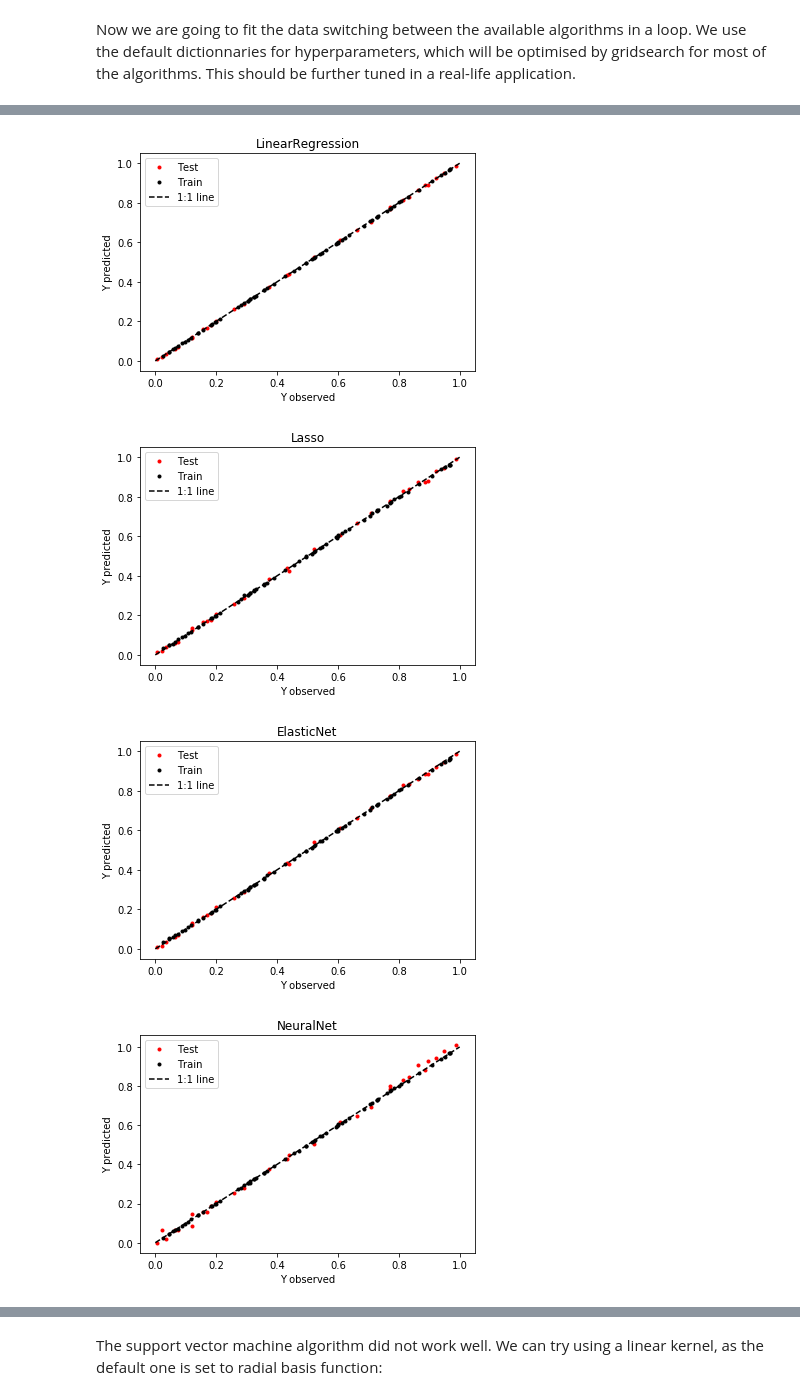
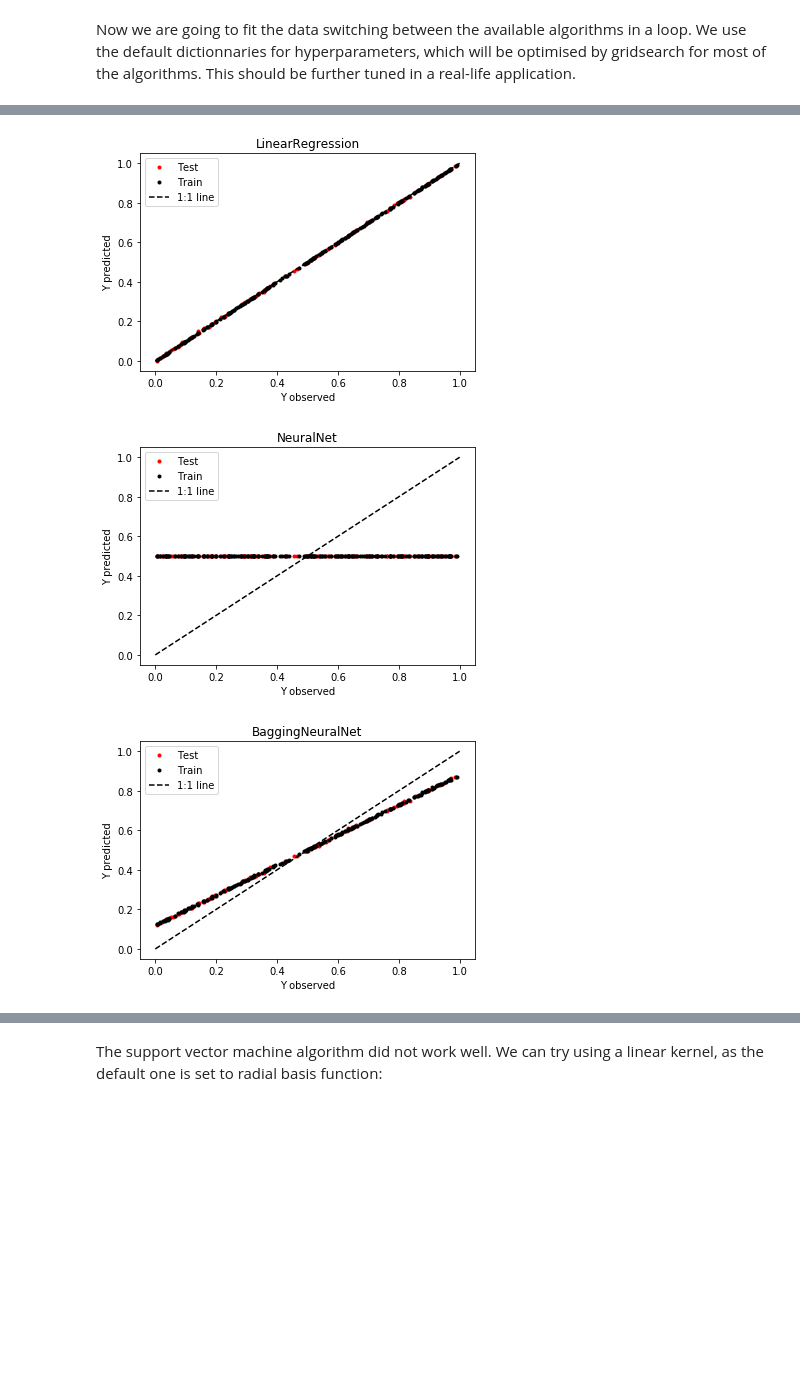
Before and after one commit to charlesll/rampy, a Jupyter notebook: examples/Machine Learning Regression.ipynb, the cells around one changed output, grey strips where cells are left out. Saved outputs shown, nothing was run; the diff lists cells and outputs as text; code cells hidden in the pictures; blank space fills up the shorter version.

```diff
--- a/examples/Machine Learning Regression.ipynb
+++ b/examples/Machine Learning Regression.ipynb
@@ -20,7 +20,7 @@ import rampy as rp
 from scipy.stats import norm
 # %%
 x = np.arange(0,600,1.0)
-nb_samples = 100 # number of samples in our dataset
+nb_samples = 300 # number of samples in our dataset
 
 S_1 = norm.pdf(x,loc=200.,scale=130.)
 S_2 = norm.pdf(x,loc=400,scale=70)
@@ -140,7 +140,7 @@ True
 # %% [markdown]
 Now we are going to fit the data switching between the available algorithms in a loop. We use the default dictionnaries for hyperparameters, which will be optimised by gridsearch for most of the algorithms. This should be further tuned in a real-life application.
 # %%
-for i in ["KernelRidge", "SVM", "LinearRegression", "Lasso", "ElasticNet", "NeuralNet", "BaggingNeuralNet"]:
+for i in ["KernelRidge", "SVM", "LinearRegression", "NeuralNet", "BaggingNeuralNet"]:
     model.algorithm = i
     model.user_kernel = 'poly'
     model.fit()
@@ -158,4 +158,3 @@ for i in ["KernelRidge", "SVM", "LinearRegression", "Lasso", "ElasticNet", "Neur
 [figure]
-[figure, old version]
+[figure, new version]
-[figure, old version]
+[figure, new version]
-[figure, removed]
```
Also changed, not shown: parts of 12 cells of this notebook, 5 other files.
